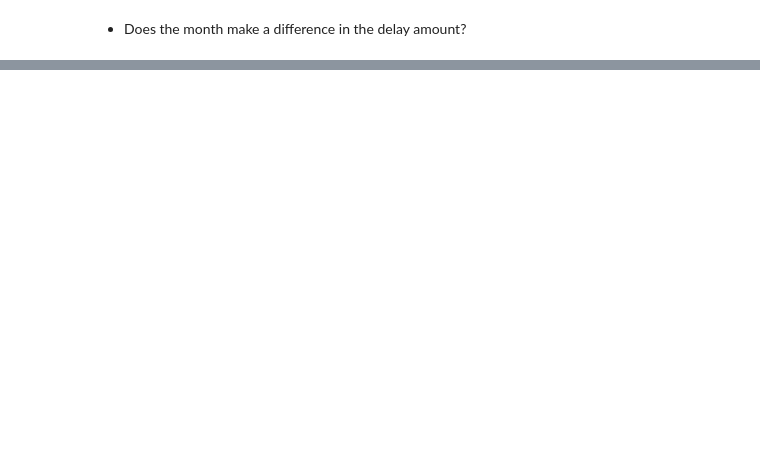
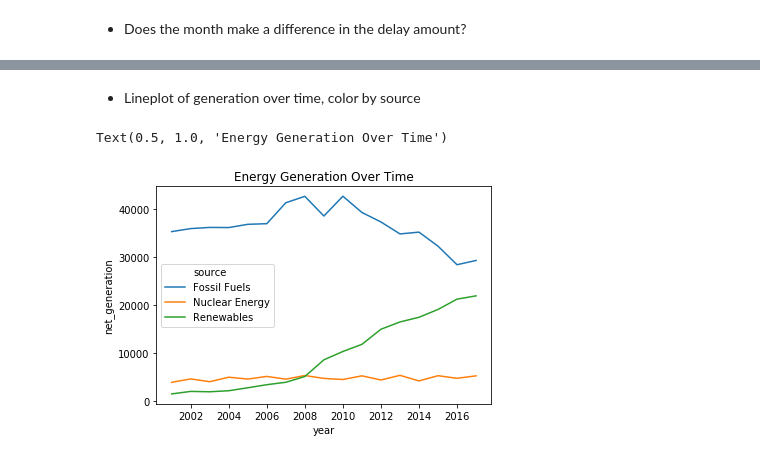
Before and after one commit to Brandon-Martinez27/time-series-exercises, a Jupyter notebook: time-series-manipulation.ipynb, the cells around one changed output, grey strips where cells are left out. Cells and saved outputs as stored; diff of their text form; code cells hidden in the pictures; blank space fills up the shorter version.

```diff
--- a/time-series-manipulation.ipynb
+++ b/time-series-manipulation.ipynb
@@ -288,0 +317,4 @@ Name: delay, dtype: float64
+# %%
+from vega_datasets import data
+iowa = data.iowa_electricity()
+iowa.head()
@@ -288,0 +339,2 @@ Name: delay, dtype: float64
+# %%
+iowa = iowa.set_index('year').sort_index()
@@ -288,0 +386,10 @@ Name: delay, dtype: float64
+# %% [markdown]
+- Lineplot of generation over time, color by source
+# %%
+import seaborn as sns
+
+sns.lineplot(x= iowa.index, y=iowa.net_generation, hue=iowa.source)
+plt.title('Energy Generation Over Time')
+# %% [output]
+Text(0.5, 1.0, 'Energy Generation Over Time')
+[figure, added]
```
Also changed, not shown: parts of 34 cells of this notebook.
